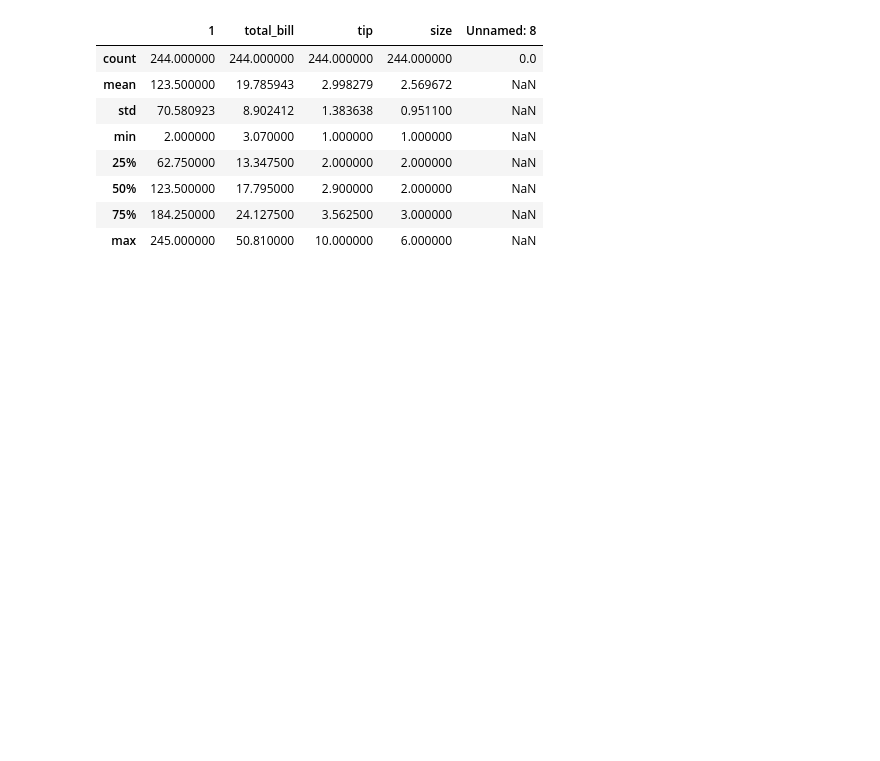
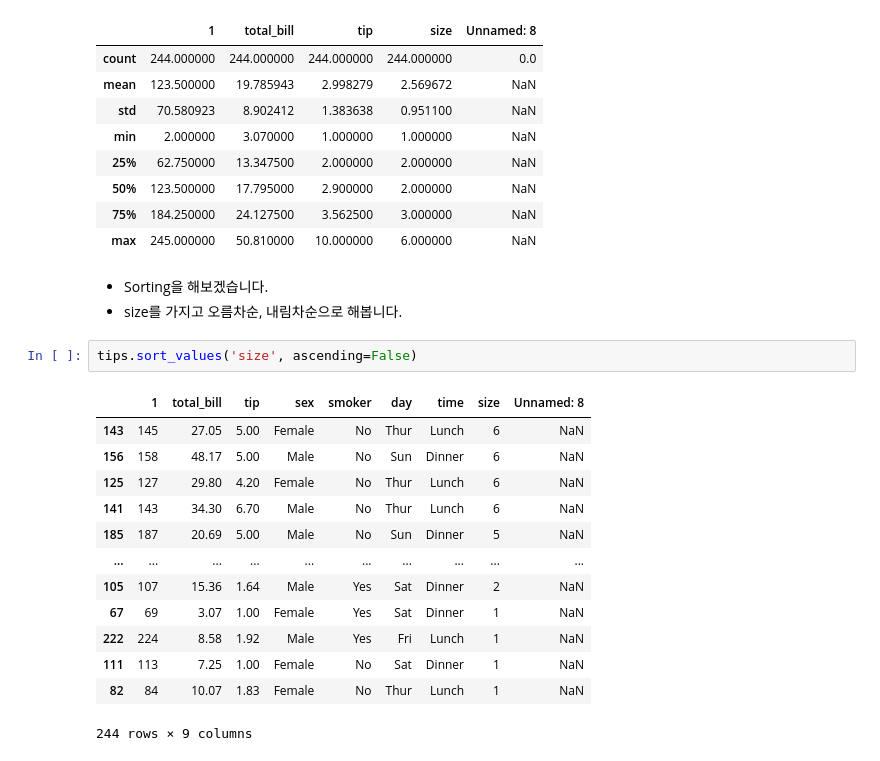
Before and after one commit to joshuajhchoi/ai2learn, a Jupyter notebook: 파이썬_처음하는_분들을_위한_8시간_만에_이해하는_머신_러닝_기초_수업_(7)_Pandas_기본_이해.ipynb, the cells around one changed output. Cells and saved outputs as stored; diff of their text form; blank space fills up the shorter version.

```diff
--- a/파이썬_처음하는_분들을_위한_8시간_만에_이해하는_머신_러닝_기초_수업_(7)_Pandas_기본_이해.ipynb
+++ b/파이썬_처음하는_분들을_위한_8시간_만에_이해하는_머신_러닝_기초_수업_(7)_Pandas_기본_이해.ipynb
@@ -102,3 +102,22 @@ tips.describe()
 | 50% | 123.500000 | 17.795000 | 2.900000 | 2.000000 | NaN |
 | 75% | 184.250000 | 24.127500 | 3.562500 | 3.000000 | NaN |
 | max | 245.000000 | 50.810000 | 10.000000 | 6.000000 | NaN |
+# %% [markdown]
+* Sorting을 해보겠습니다.
+* size를 가지고 오름차순, 내림차순으로 해봅니다.
+# %%
+tips.sort_values('size', ascending=False)
+# %% [output]
+|  | 1 | total_bill | tip | sex | smoker | day | time | size | Unnamed: 8 |
+| 143 | 145 | 27.05 | 5.00 | Female | No | Thur | Lunch | 6 | NaN |
+| 156 | 158 | 48.17 | 5.00 | Male | No | Sun | Dinner | 6 | NaN |
+| 125 | 127 | 29.80 | 4.20 | Female | No | Thur | Lunch | 6 | NaN |
+| 141 | 143 | 34.30 | 6.70 | Male | No | Thur | Lunch | 6 | NaN |
+| 185 | 187 | 20.69 | 5.00 | Male | No | Sun | Dinner | 5 | NaN |
+| ... | ... | ... | ... | ... | ... | ... | ... | ... | ... |
+| 105 | 107 | 15.36 | 1.64 | Male | Yes | Sat | Dinner | 2 | NaN |
+| 67 | 69 | 3.07 | 1.00 | Female | Yes | Sat | Dinner | 1 | NaN |
+| 222 | 224 | 8.58 | 1.92 | Male | Yes | Fri | Lunch | 1 | NaN |
+| 111 | 113 | 7.25 | 1.00 | Female | No | Sat | Dinner | 1 | NaN |
+| 82 | 84 | 10.07 | 1.83 | Female | No | Thur | Lunch | 1 | NaN |
+244 rows × 9 columns
```
Also changed, not shown: parts of 1 cell of this notebook.
